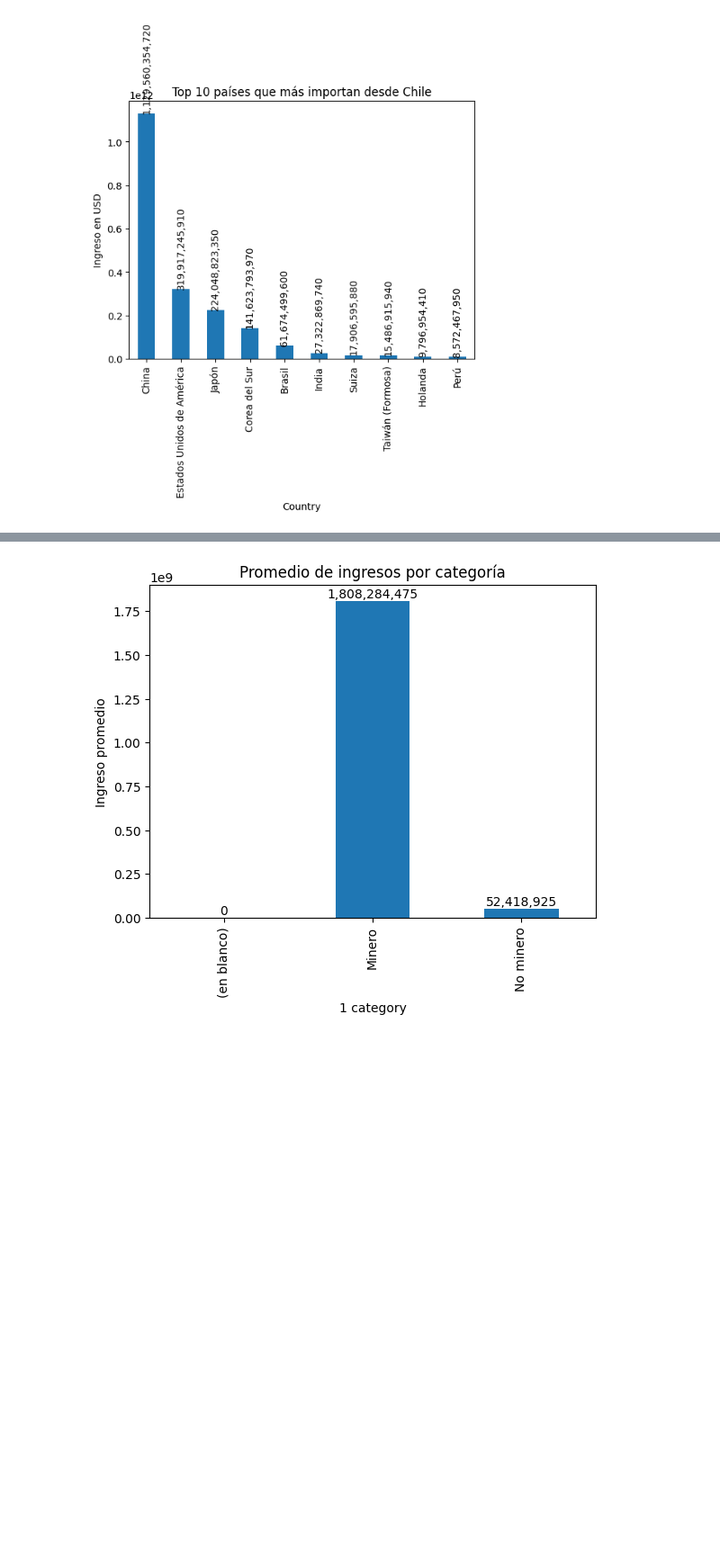
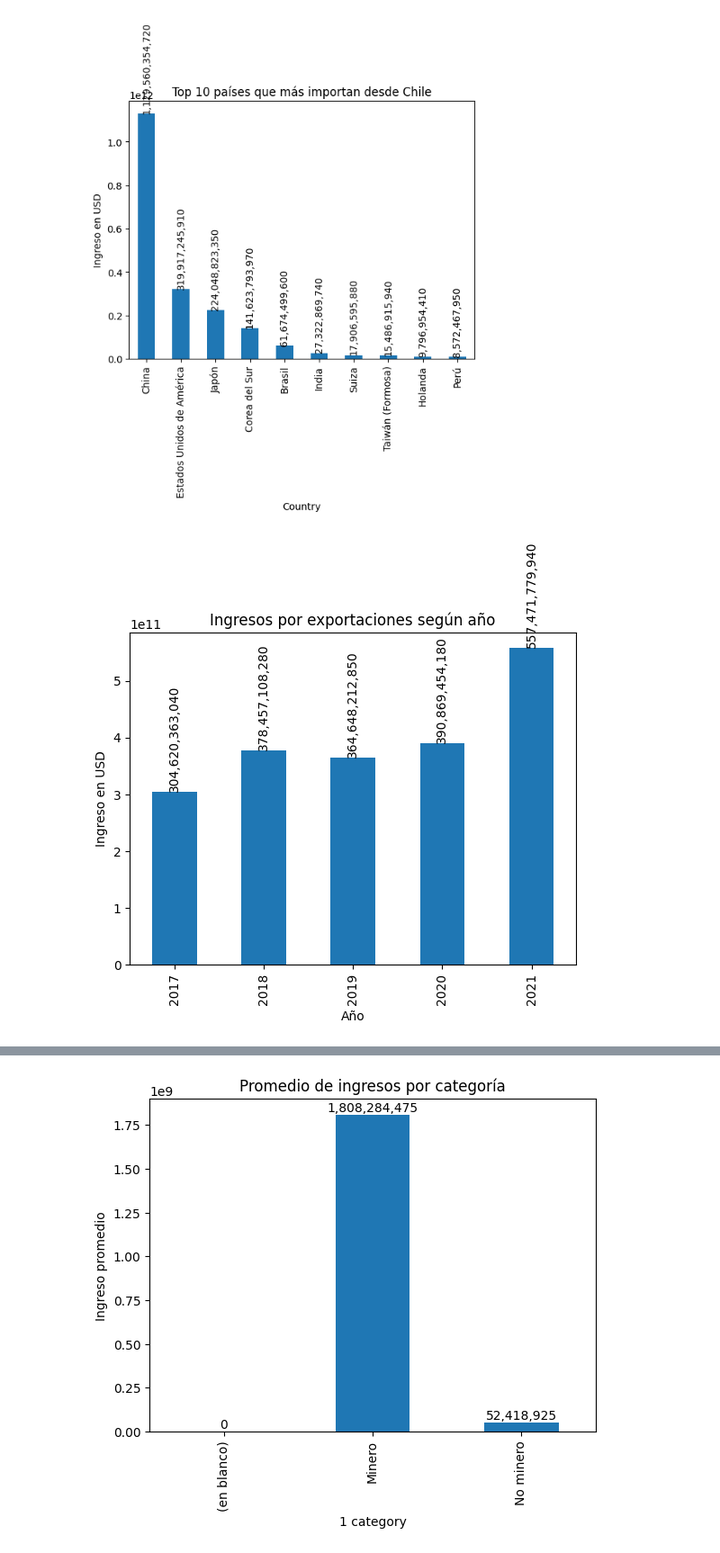
Before and after one commit to Cxris2145/MineriaDatos2026, a Jupyter notebook: ExportacionesChile2026.ipynb, the cells around one changed output, grey strips where cells are left out. Shown at 90% size. Saved outputs shown, nothing was run; the diff lists cells and outputs as text; code cells hidden in the pictures; blank space fills up the shorter version.

```diff
--- a/ExportacionesChile2026.ipynb
+++ b/ExportacionesChile2026.ipynb
@@ -208,0 +225,5 @@ plt.show()
+# %%
+# Aquí sumamos todo el dinero exportado en cada año.
+# Esto sirve para comparar si hubo años donde Chile exportó más o menos.
+exportaciones_por_anio = df.groupby('Year')['Income in USD'].sum()
+print(exportaciones_por_anio)
@@ -259,3 +302,20 @@ for p in ax.patches:
 plt.show()
 # %% [output]
 [figure]
+# %%
+# Este gráfico ayuda a ver de forma más clara cuánto dinero se exportó en cada año.
+# Sirve para notar rápidamente si las exportaciones subieron o bajaron con el tiempo.
+ax = exportaciones_por_anio.plot(kind='bar')
+
+plt.title("Ingresos por exportaciones según año")
+plt.xlabel("Año")
+plt.ylabel("Ingreso en USD")
+
+for p in ax.patches:
+    ax.annotate(f'{p.get_height():,.0f}',
+                (p.get_x() + p.get_width() / 2, p.get_height()),
+                ha='center', va='bottom', rotation=90)
+
+plt.show()
+# %% [output]
+[figure, added]
```
Also changed, not shown: parts of 9 cells of this notebook.
